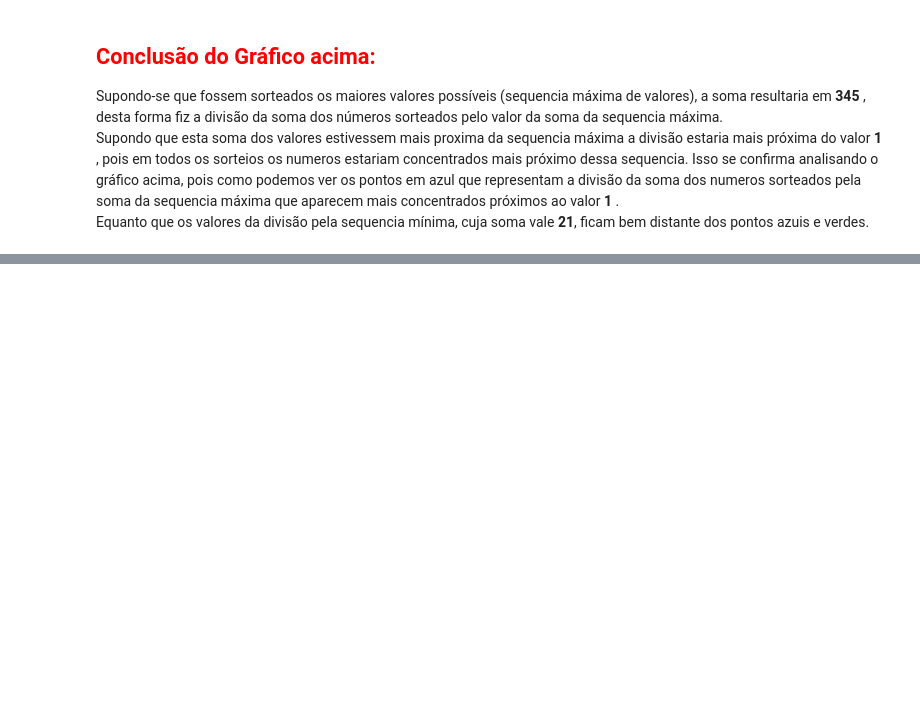
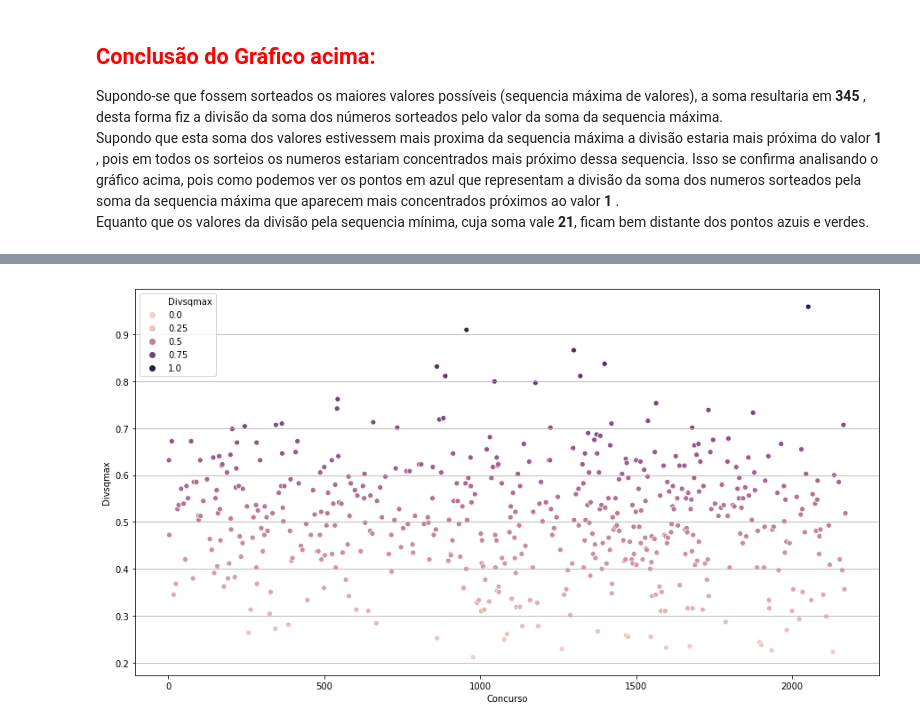
Before and after one commit to joaoflorentino/Mega, a Jupyter notebook: Analise Matemática - 2.ipynb, the cells around one changed output, grey strips where cells are left out. Saved outputs shown, nothing was run; the diff lists cells and outputs as text; code cells hidden in the pictures; blank space fills up the shorter version.

```diff
--- a/Analise Matemática - 2.ipynb
+++ b/Analise Matemática - 2.ipynb
@@ -70,0 +104,7 @@ plt.show
+# %%
+fig, ax = plt.subplots(figsize=(15,8))
+sns.scatterplot(x="Concurso", y="Divsqmax",hue='Divsqmax', data= df2)
+plt.grid(axis='y')
+plt.show()
+# %% [output]
+[figure, added]
```
Also changed, not shown: parts of 4 cells of this notebook, 3 other files.
